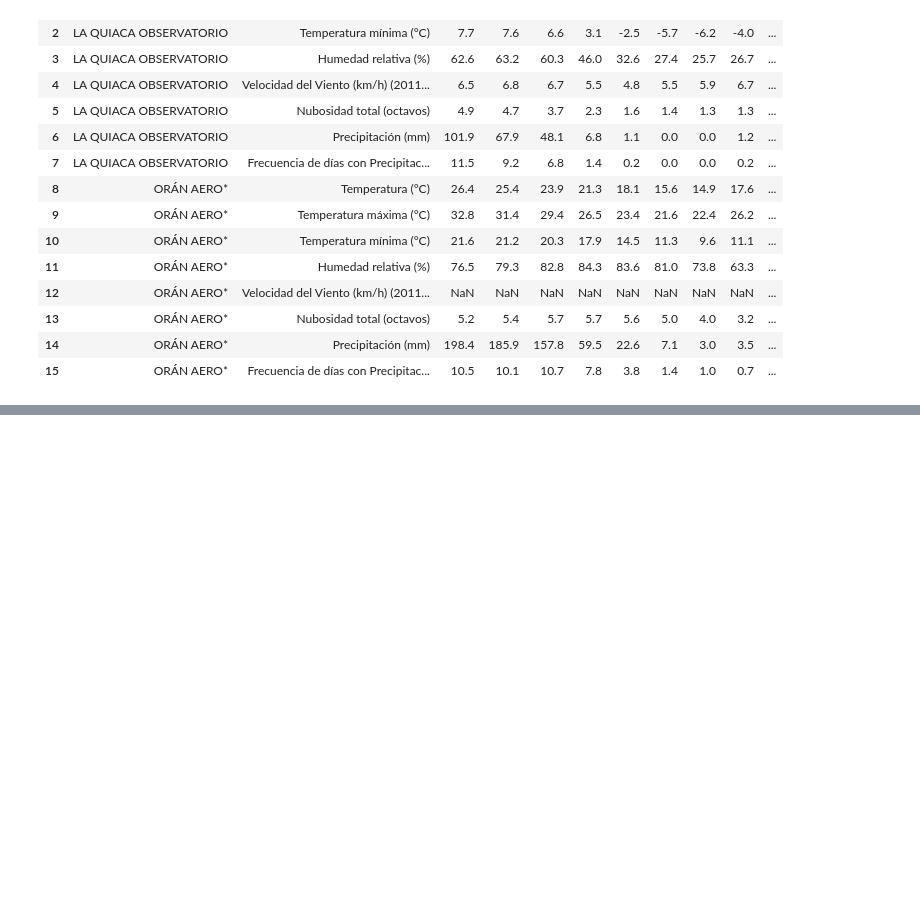
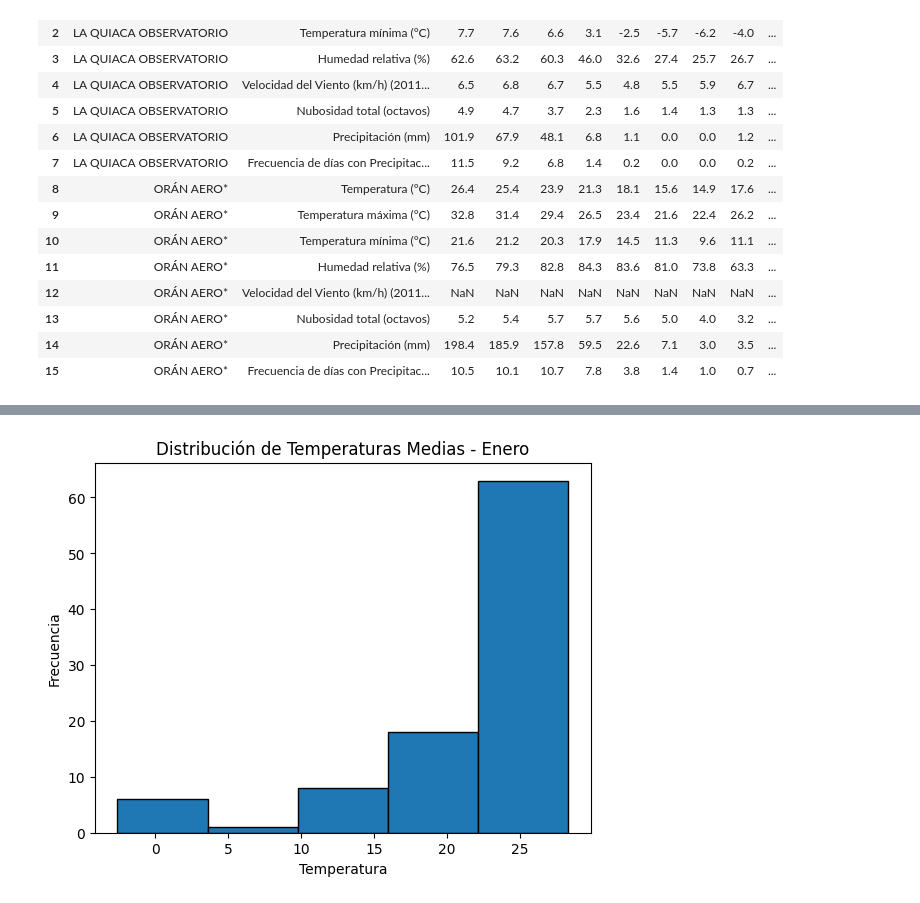
Before and after one commit to jFet1/CEIA-19Co2024, a Jupyter notebook: 2 Bimestre/AdD/Trabajo_final_juan.ipynb, the cells around one changed output, grey strips where cells are left out. Saved outputs shown, nothing was run; the diff lists cells and outputs as text; code cells hidden in the pictures; blank space fills up the shorter version.

Commit message:
nuevos graficos y el dataset de 30 anios acomodado para trabajar(formato largo)

```diff
--- a/2 Bimestre/AdD/Trabajo_final_juan.ipynb
+++ b/2 Bimestre/AdD/Trabajo_final_juan.ipynb
@@ -239,0 +250,9 @@ dtype: object
+# %%
+# Convertir columnas de texto a tipo categoría
+df_30['Estación'] = df_30['Estación'].astype('category')
+df_30['Valor Medio de'] = df_30['Valor Medio de'].astype('category')
+
+# Transformar al formato largo
+df_largo = df_30.melt(id_vars=['Estación', 'Valor Medio de'], var_name='Mes', value_name='Valor')
+
+df_largo.head(20)
@@ -239,0 +277,11 @@ dtype: object
+# %%
+# Por ejemplo: histograma de temperaturas medias en enero
+df_temp_ene = df_largo[(df_largo['Valor Medio de'] == 'Temperatura (°C)') & (df_largo['Mes'] == 'Ene')]
+
+plt.hist(df_temp_ene['Valor'], bins=5, edgecolor='black')
+plt.title('Distribución de Temperaturas Medias - Enero')
+plt.xlabel('Temperatura')
+plt.ylabel('Frecuencia')
+plt.show()
+# %% [output]
+[figure, added]
```
Also changed, not shown: parts of 7 cells of this notebook.
